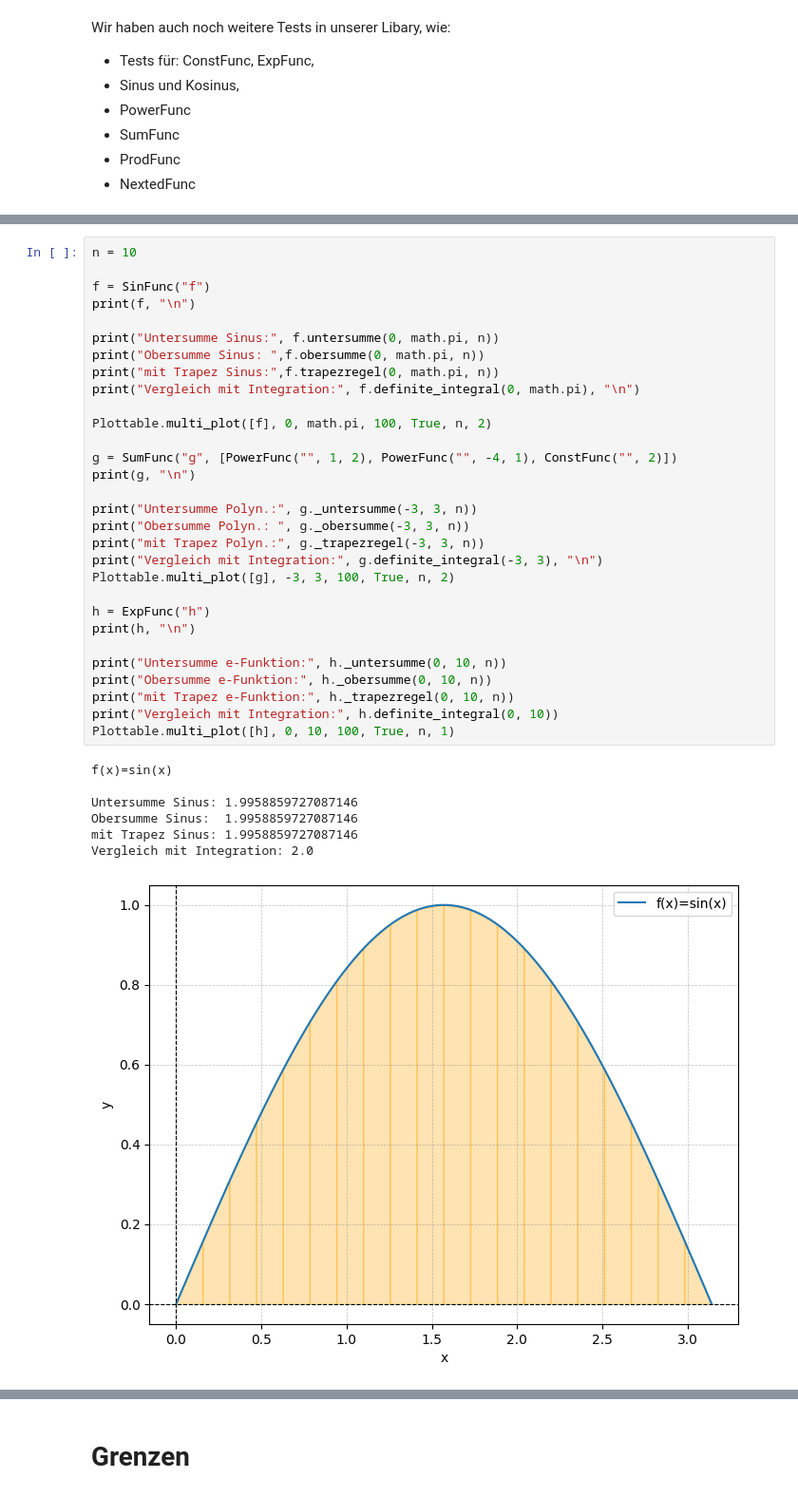
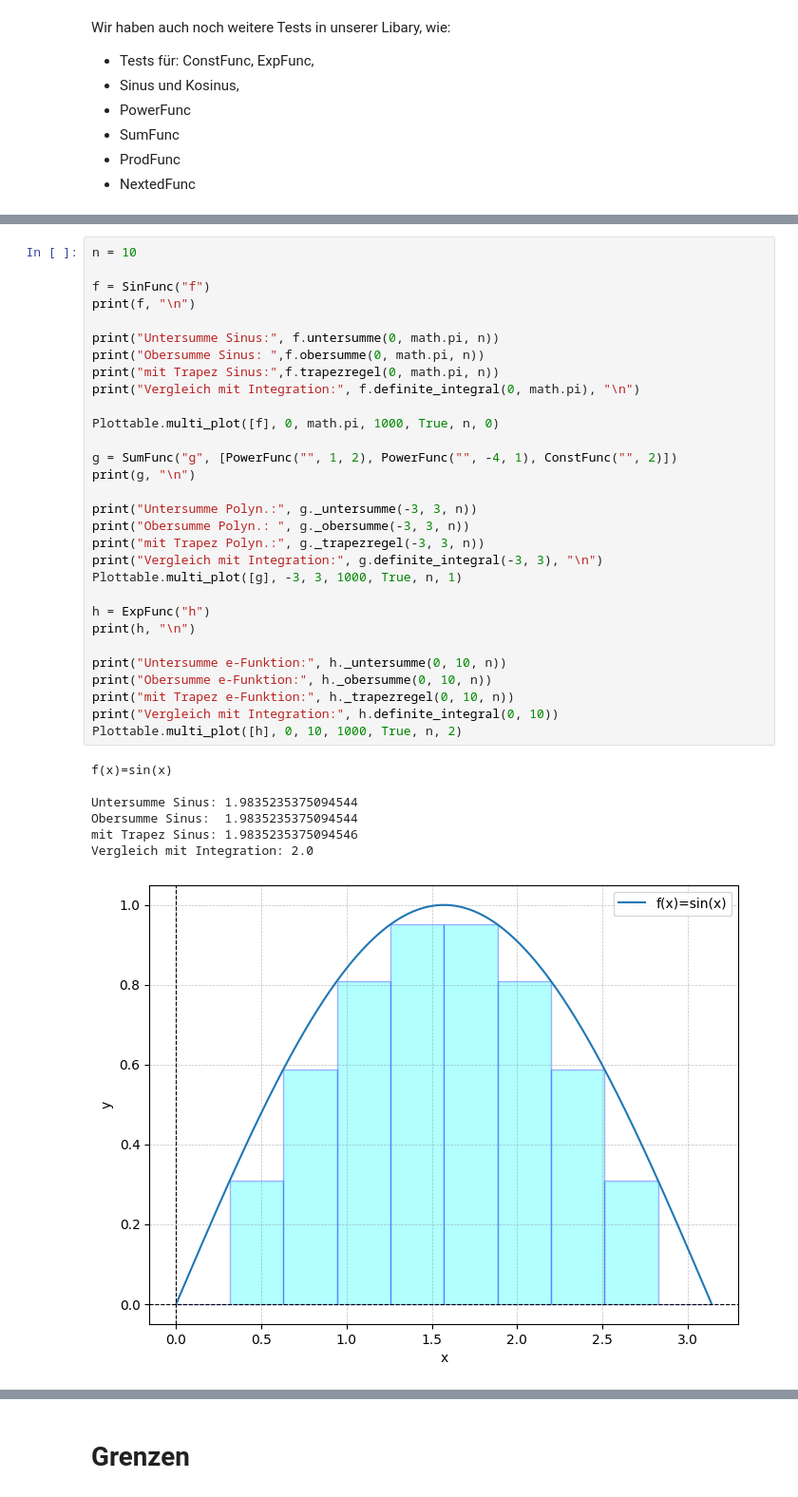
Before and after one commit to Orden-der-letzten-Haltestelle/ScientificProgramming, a Jupyter notebook: final.ipynb, the cells around one changed output, grey strips where cells are left out. Shown at 95% size. Drawn from its saved outputs; the diff is of its cells as text.

Commit message:
Fixed Ober und Untersumme

```diff
--- a/final.ipynb
+++ b/final.ipynb
@@ -623,39 +623,39 @@ OK
 n = 10
 
 f = SinFunc("f")
 print(f, "\n")
 
 print("Untersumme Sinus:", f.untersumme(0, math.pi, n))
 print("Obersumme Sinus: ",f.obersumme(0, math.pi, n))
 print("mit Trapez Sinus:",f.trapezregel(0, math.pi, n))
 print("Vergleich mit Integration:", f.definite_integral(0, math.pi), "\n")
 
-Plottable.multi_plot([f], 0, math.pi, 100, True, n, 2)
+Plottable.multi_plot([f], 0, math.pi, 1000, True, n, 0)
 
 g = SumFunc("g", [PowerFunc("", 1, 2), PowerFunc("", -4, 1), ConstFunc("", 2)])
 print(g, "\n")
 
 print("Untersumme Polyn.:", g._untersumme(-3, 3, n))
 print("Obersumme Polyn.: ", g._obersumme(-3, 3, n))
 print("mit Trapez Polyn.:", g._trapezregel(-3, 3, n))
 print("Vergleich mit Integration:", g.definite_integral(-3, 3), "\n")
-Plottable.multi_plot([g], -3, 3, 100, True, n, 2)
+Plottable.multi_plot([g], -3, 3, 1000, True, n, 1)
 
 h = ExpFunc("h")
 print(h, "\n")
 
 print("Untersumme e-Funktion:", h._untersumme(0, 10, n))
 print("Obersumme e-Funktion:", h._obersumme(0, 10, n))
 print("mit Trapez e-Funktion:", h._trapezregel(0, 10, n))
 print("Vergleich mit Integration:", h.definite_integral(0, 10))
-Plottable.multi_plot([h], 0, 10, 100, True, n, 1)
+Plottable.multi_plot([h], 0, 10, 1000, True, n, 2)
 # %% [output]
 f(x)=sin(x)
 
-Untersumme Sinus: 1.9958859727087146
-Obersumme Sinus:  1.9958859727087146
-mit Trapez Sinus: 1.9958859727087146
+Untersumme Sinus: 1.9835235375094544
+Obersumme Sinus:  1.9835235375094544
+mit Trapez Sinus: 1.9835235375094546
 Vergleich mit Integration: 2.0
-[figure, old version]
+[figure, new version]
 g(x)=(x^2-4x+2)
 
```
Also changed, not shown: parts of 9 cells of this notebook, 1 other file.
